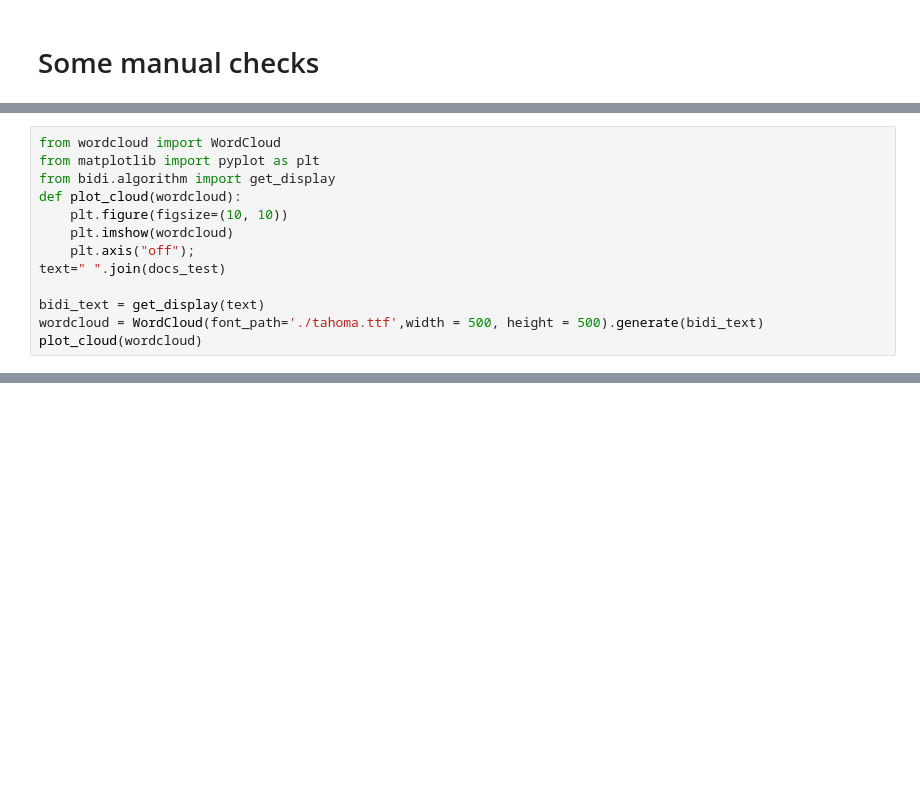
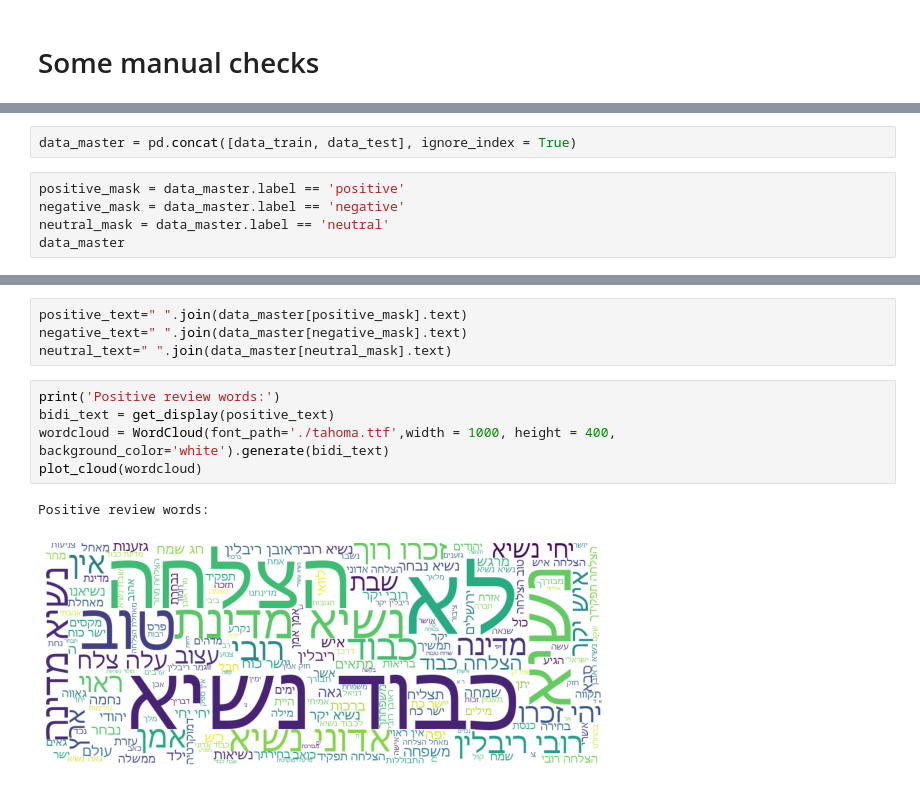
Before and after one commit to jony6484/sentiment_classifier, a Jupyter notebook: sentiment_classification_tfidf_logistic.ipynb, the cells around one changed output, grey strips where cells are left out. Drawn from its saved outputs; the diff is of its cells as text; blank space fills up the shorter version.

```diff
--- a/sentiment_classification_tfidf_logistic.ipynb
+++ b/sentiment_classification_tfidf_logistic.ipynb
@@ -234,13 +250,0 @@ for line, y in zip(docs_manual_test, y_check):
-# %%
-from wordcloud import WordCloud
-from matplotlib import pyplot as plt
-from bidi.algorithm import get_display
-def plot_cloud(wordcloud):
-    plt.figure(figsize=(10, 10))
-    plt.imshow(wordcloud)
-    plt.axis("off");
-text=" ".join(docs_test)
-
-bidi_text = get_display(text)
-wordcloud = WordCloud(font_path='./tahoma.ttf',width = 500, height = 500).generate(bidi_text)
-plot_cloud(wordcloud)
@@ -308,0 +293,7 @@ plt.show()
+# %%
+data_master = pd.concat([data_train, data_test], ignore_index = True)
+# %%
+positive_mask = data_master.label == 'positive'
+negative_mask = data_master.label == 'negative'
+neutral_mask = data_master.label == 'neutral'
+data_master
@@ -308,0 +433,12 @@ plt.show()
+# %%
+positive_text=" ".join(data_master[positive_mask].text)
+negative_text=" ".join(data_master[negative_mask].text)
+neutral_text=" ".join(data_master[neutral_mask].text)
+# %%
+print('Positive review words:')
+bidi_text = get_display(positive_text)
+wordcloud = WordCloud(font_path='./tahoma.ttf',width = 1000, height = 400, background_color='white').generate(bidi_text)
+plot_cloud(wordcloud)
+# %% [output]
+Positive review words:
+[figure, added]
```
Also changed, not shown: parts of 71 cells of this notebook.
